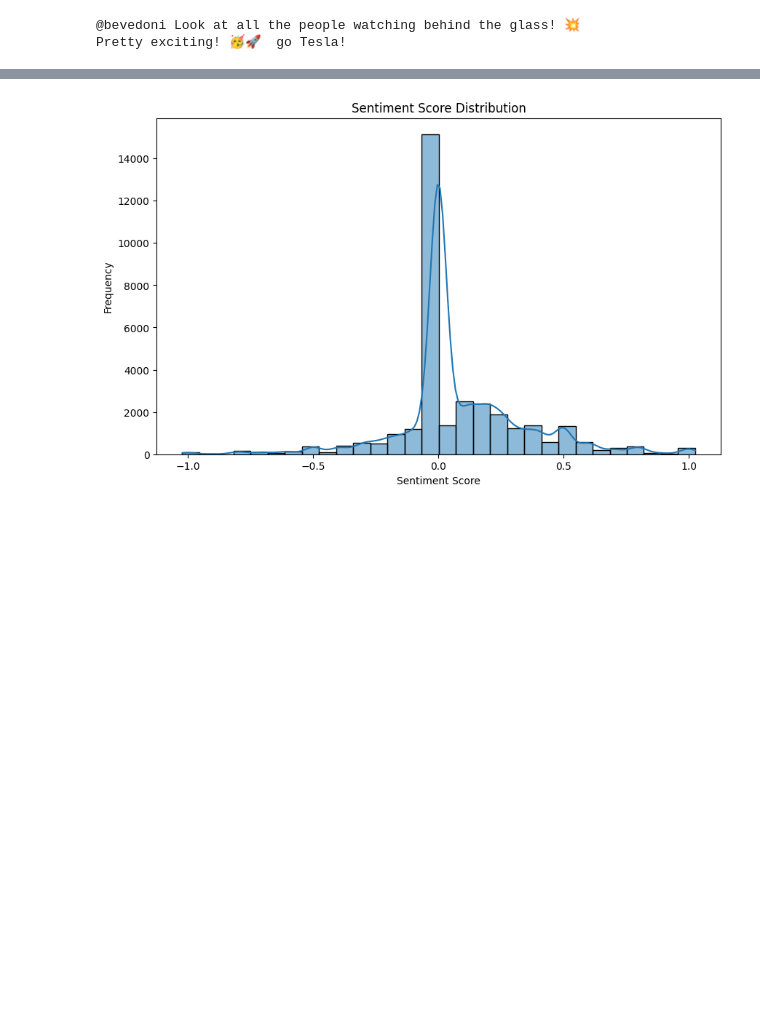
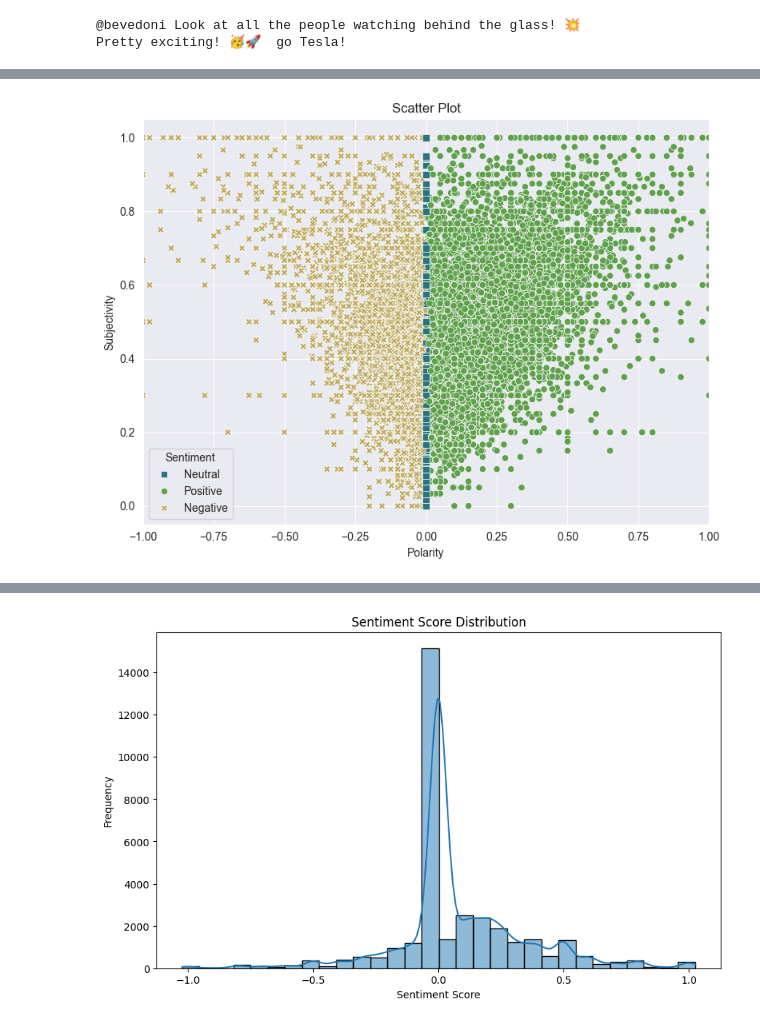
Before and after one commit to filippogiovagnini/sentimental-analysis-twitter-elon-tesla, a Jupyter notebook: featuring_engineering.ipynb, the cells around one changed output, grey strips where cells are left out. Drawn from its saved outputs; the diff is of its cells as text; code cells hidden in the pictures; blank space fills up the shorter version.

```diff
--- a/featuring_engineering.ipynb
+++ b/featuring_engineering.ipynb
@@ -44,0 +99,8 @@ print(df.head())
+# %%
+#Create a function to get the subjectivity
+def getSubjectivity(twt):
+  return TextBlob(twt).sentiment.subjectivity
+
+#Create a function to get the polarity
+def getPolarity(twt):
+  return TextBlob(twt).sentiment.polarity
@@ -44,0 +143,15 @@ print(df.head())
+# %%
+# Create scatter plot
+sns.set_style('darkgrid')
+plt.figure(figsize = (8,6))
+
+markers = {'Positive':'o', 'Neutral':'s','Negative':'X'}
+
+sns.scatterplot(data=df, x='Polarity', y='Subjectivity', hue = 'Sentiment', style = 'Sentiment', markers = markers, palette = 'gist_earth').set(xlim=(-1,1))
+plt.title('Scatter Plot')
+plt.xlabel('Polarity')
+plt.ylabel('Subjectivity')
+
+plt.tight_layout()
+# %% [output]
+[figure, added]
```
Also changed, not shown: parts of 14 cells of this notebook.
